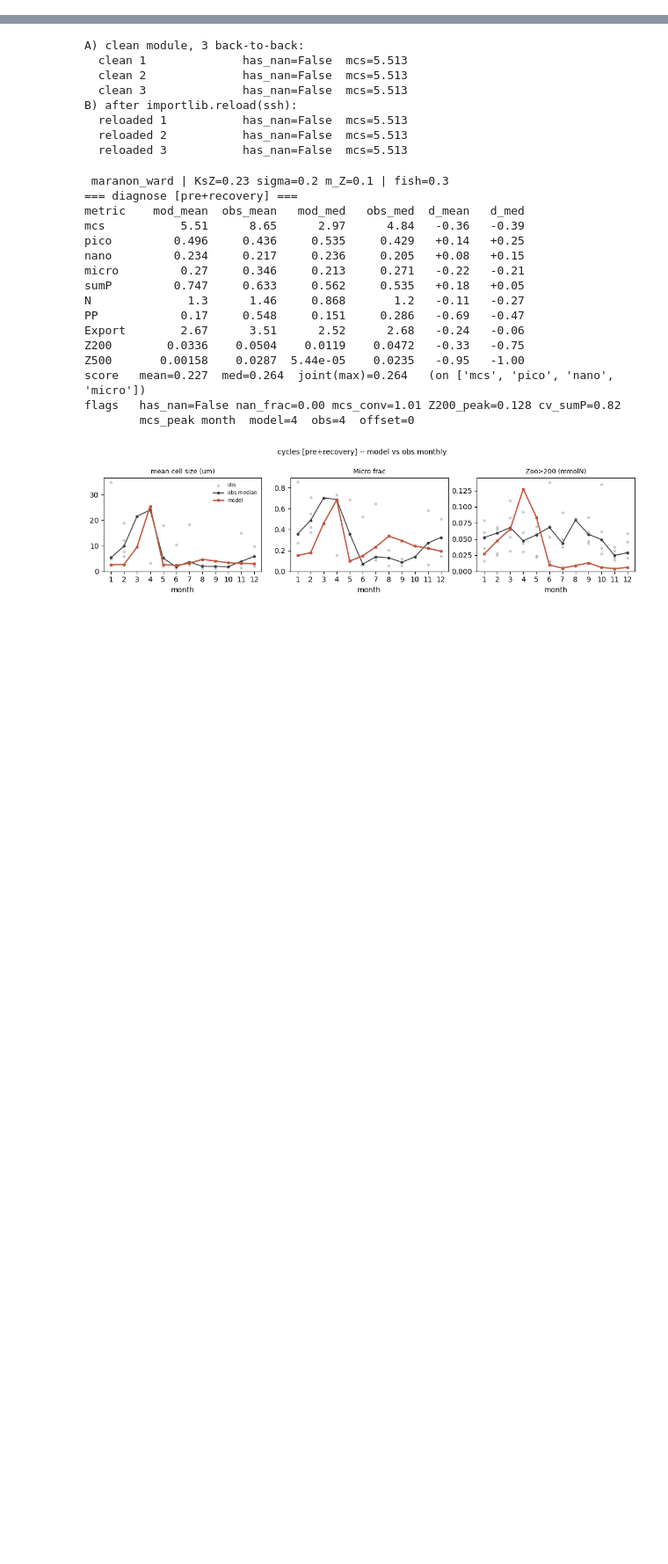
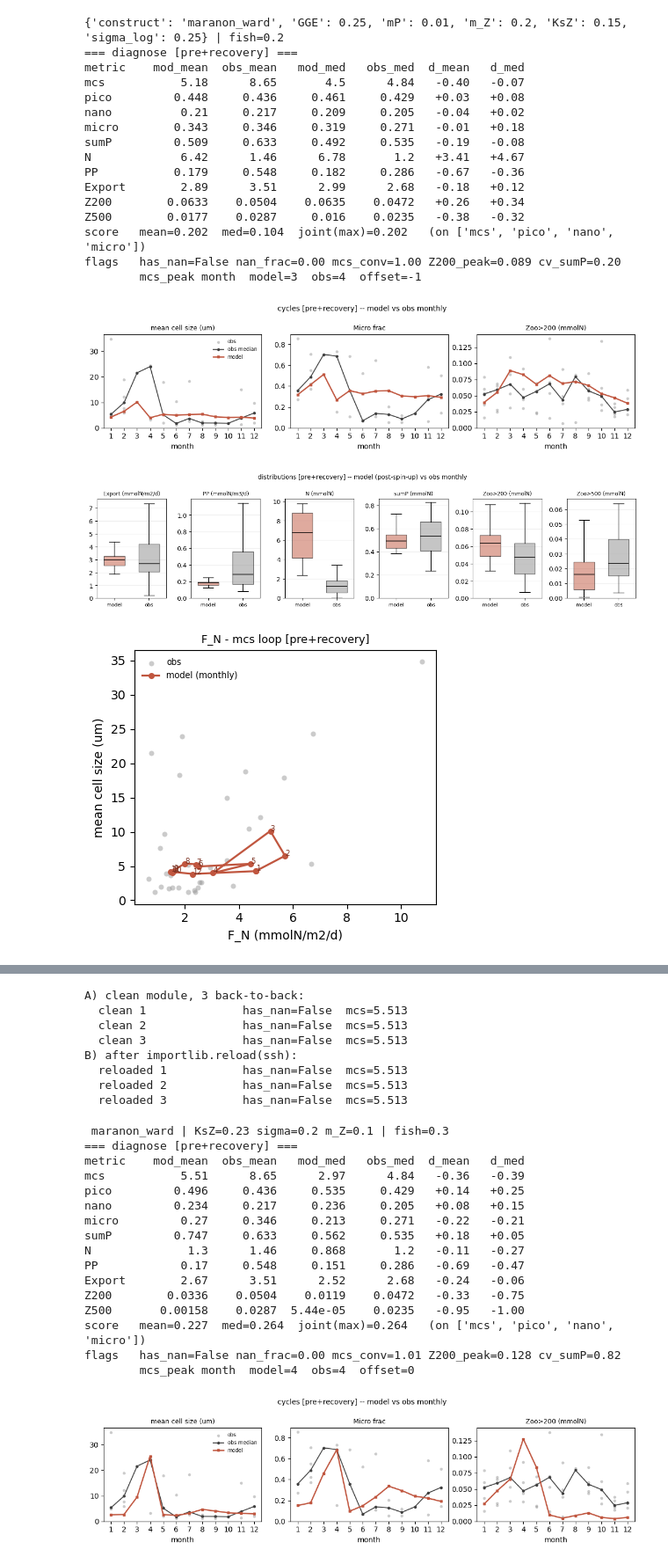
Before and after one commit to ben1post/SSMCariaco, a Jupyter notebook: parameter_scan/FINAL/NEWSCANSETUP_01.ipynb, the cells around one changed output, grey strips where cells are left out. Shown at 88% size. Cells and saved outputs as stored; diff of their text form; code cells hidden in the pictures; blank space fills up the shorter version.

Commit message:
draft results scan

```diff
--- a/parameter_scan/FINAL/NEWSCANSETUP_01.ipynb
+++ b/parameter_scan/FINAL/NEWSCANSETUP_01.ipynb
@@ -80,0 +322,40 @@ print(J.sort_values('joint')[cols].head(25).to_string(index=False))
+# %%
+import seasonal_scan_harness as ssh, seasonal_diagnostics as sd
+
+CAND = dict(construct='maranon_ward', GGE=0.25, mP=0.01, m_Z=0.20, KsZ=0.15, sigma_log=0.25)
+FISH = {'pre+recovery': 0.2, 'post': 0.0}
+SK   = {**ssh.SEASONAL_SOLVER_KWARGS, 'instability_neg_threshold': -1e-2}
+
+forc  = ssh.build_forcings(['pre+recovery', 'post'])
+obs_t = ssh.build_obs_targets(['pre+recovery', 'post'])
+obs_m = ssh.build_obs_monthly(['pre+recovery', 'post'])
+spec  = ssh.allometry(CAND['construct'])
+GRZ   = {'KsZ': CAND['KsZ'], 'sigma_log': CAND['sigma_log']}
+IVO   = {'GrazingRouter': {'gge': CAND['GGE']}}
+
+for g in ('pre+recovery', 'post'):
+    clim, r = ssh.run_one(spec, forc[g], fish_rate=FISH[g], years=60, spinup=15,
+                          mP=CAND['mP'], m_Z=CAND['m_Z'], grazing=GRZ,
+                          iv_overrides=IVO, solver_kwargs=SK, return_traj=True)
+    sd.diagnose(clim, r, group=g, spinup=15, obs_targets=obs_t, obs_monthly=obs_m,
+                title=f"\n{CAND} | fish={FISH[g]}")
+# %% [output]
+{'construct': 'maranon_ward', 'GGE': 0.25, 'mP': 0.01, 'm_Z': 0.2, 'KsZ': 0.15, 'sigma_log': 0.25} | fish=0.2
+=== diagnose [pre+recovery] ===
+metric    mod_mean  obs_mean   mod_med   obs_med  d_mean   d_med
+mcs           5.18      8.65       4.5      4.84   -0.40   -0.07
+pico         0.448     0.436     0.461     0.429   +0.03   +0.08
+nano          0.21     0.217     0.209     0.205   -0.04   +0.02
+micro        0.343     0.346     0.319     0.271   -0.01   +0.18
+sumP         0.509     0.633     0.492     0.535   -0.19   -0.08
+N             6.42      1.46      6.78       1.2   +3.41   +4.67
+PP           0.179     0.548     0.182     0.286   -0.67   -0.36
+Export        2.89      3.51      2.99      2.68   -0.18   +0.12
+Z200        0.0633    0.0504    0.0635    0.0472   +0.26   +0.34
+Z500        0.0177    0.0287     0.016    0.0235   -0.38   -0.32
+score   mean=0.202  med=0.104  joint(max)=0.202   (on ['mcs', 'pico', 'nano', 'micro'])
+flags   has_nan=False nan_frac=0.00 mcs_conv=1.00 Z200_peak=0.089 cv_sumP=0.20
+        mcs_peak month  model=3  obs=4  offset=-1
+[figure, added]
+[figure, added]
+[figure, added]
```
Also changed, not shown: parts of 5 cells of this notebook, 1 other file.
